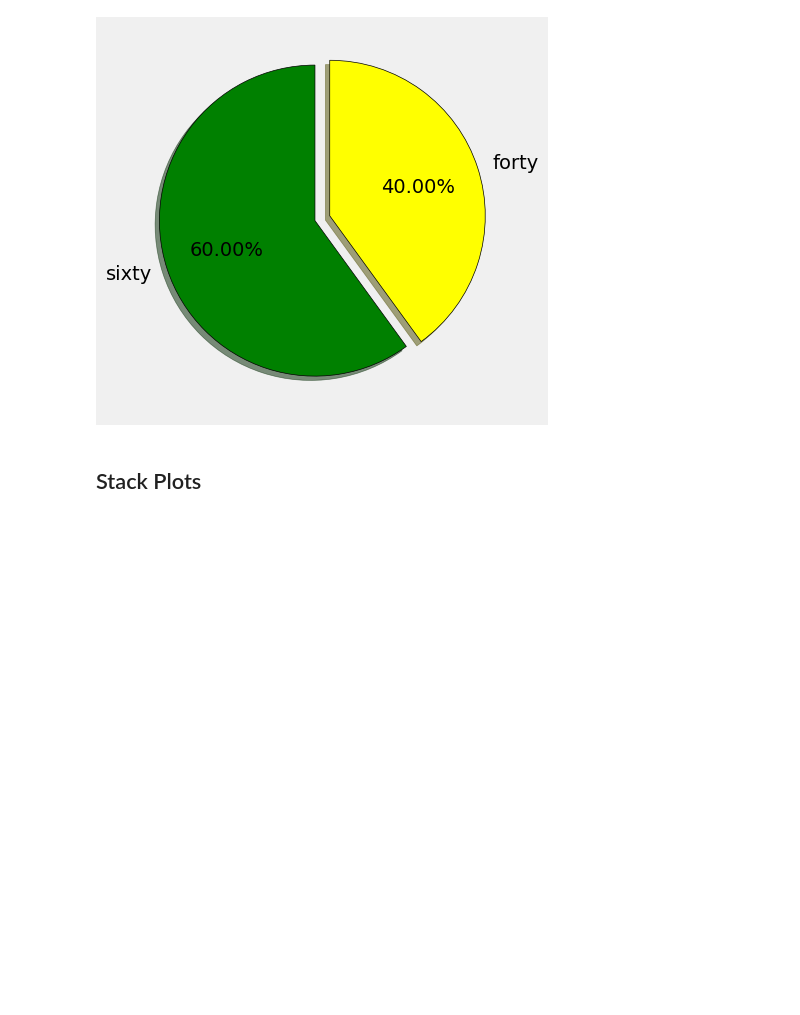
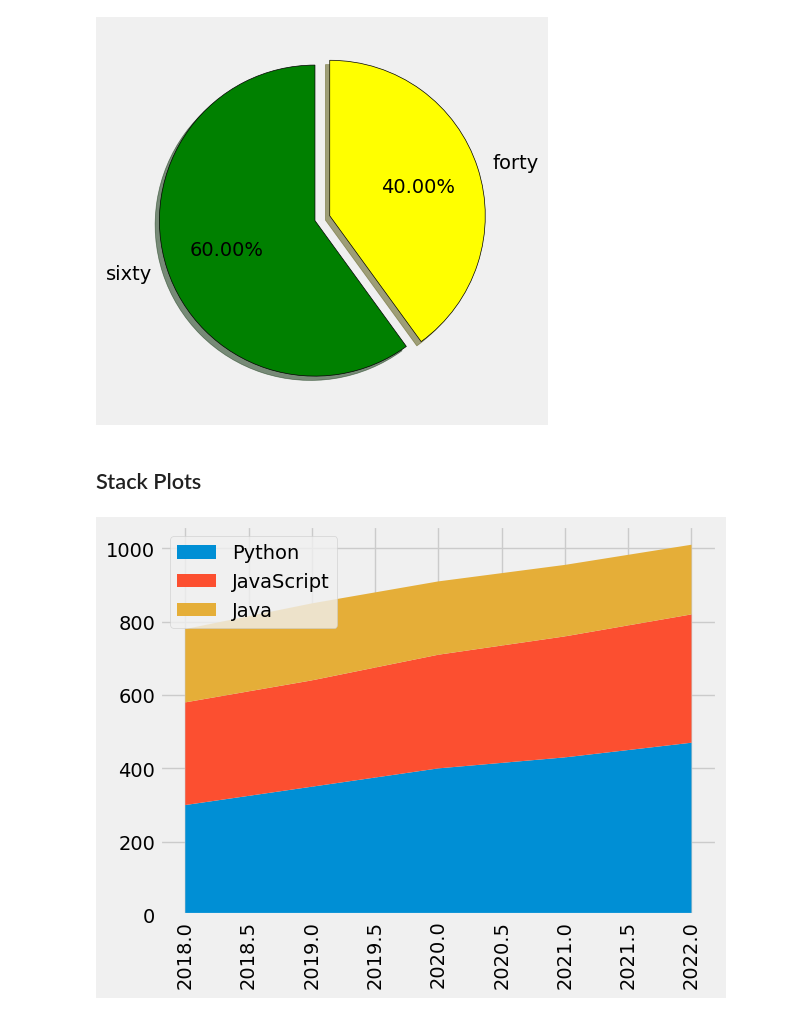
Before and after one commit to harshithsr20/Python-Practice-for-Motorsports, a Jupyter notebook: matplotlib_practice.ipynb, the cells around one changed output. Saved outputs shown, nothing was run; the diff lists cells and outputs as text; code cells hidden in the pictures; blank space fills up the shorter version.

```diff
--- a/matplotlib_practice.ipynb
+++ b/matplotlib_practice.ipynb
@@ -120,10 +120,13 @@ plt.show()
 # %%
 years = [2018, 2019, 2020, 2021, 2022]
 python_devs =     [300, 350, 400, 430, 470]
 javascript_devs = [280, 290, 310, 330, 350]
 java_devs =       [200, 210, 200, 195, 190]
 
 plt.stackplot(years, python_devs, javascript_devs, java_devs,
               labels=["Python", "JavaScript", "Java"])
-plt.legend()
+plt.xticks(rotation=90)
+plt.legend(loc='upper left')
 plt.show()
+# %% [output]
+[figure, added]
```
